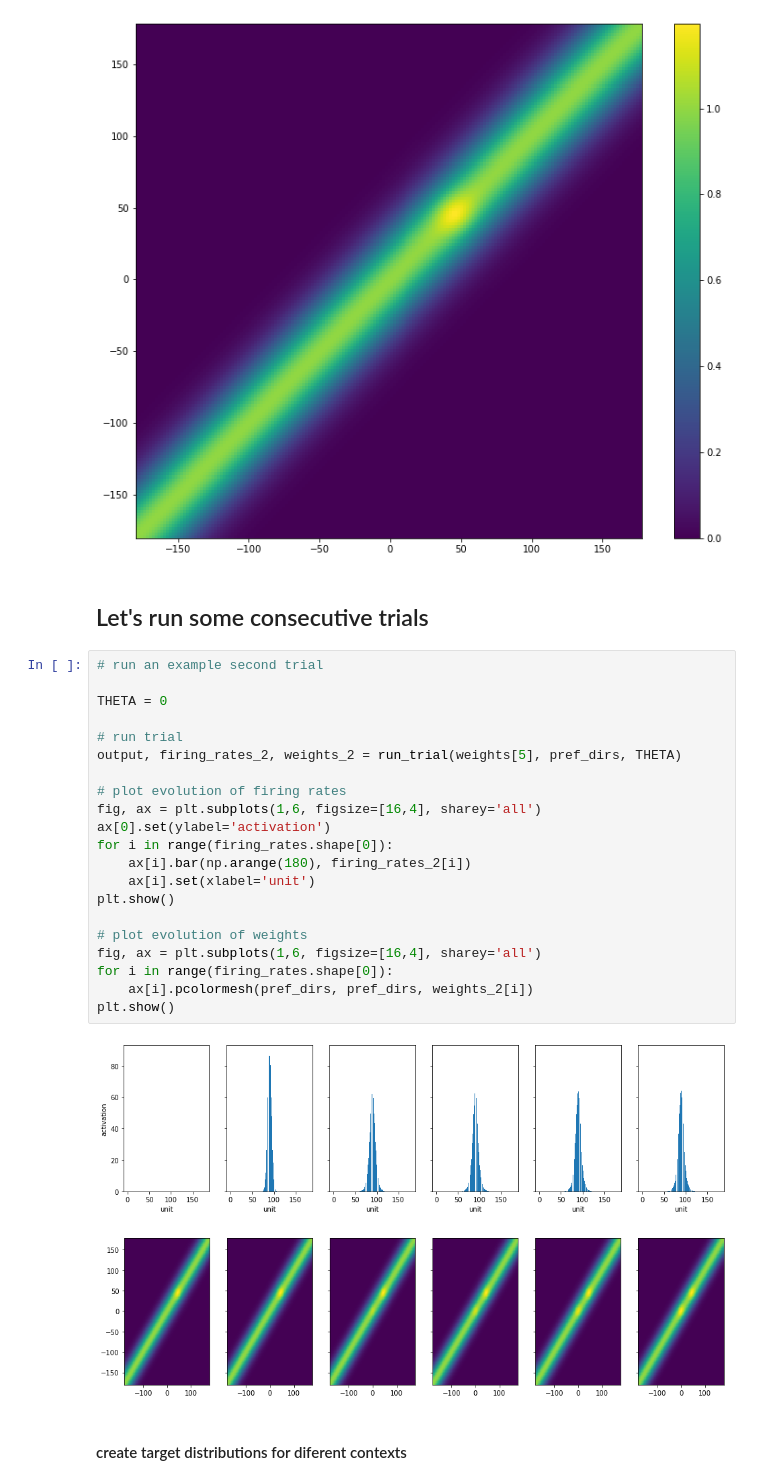
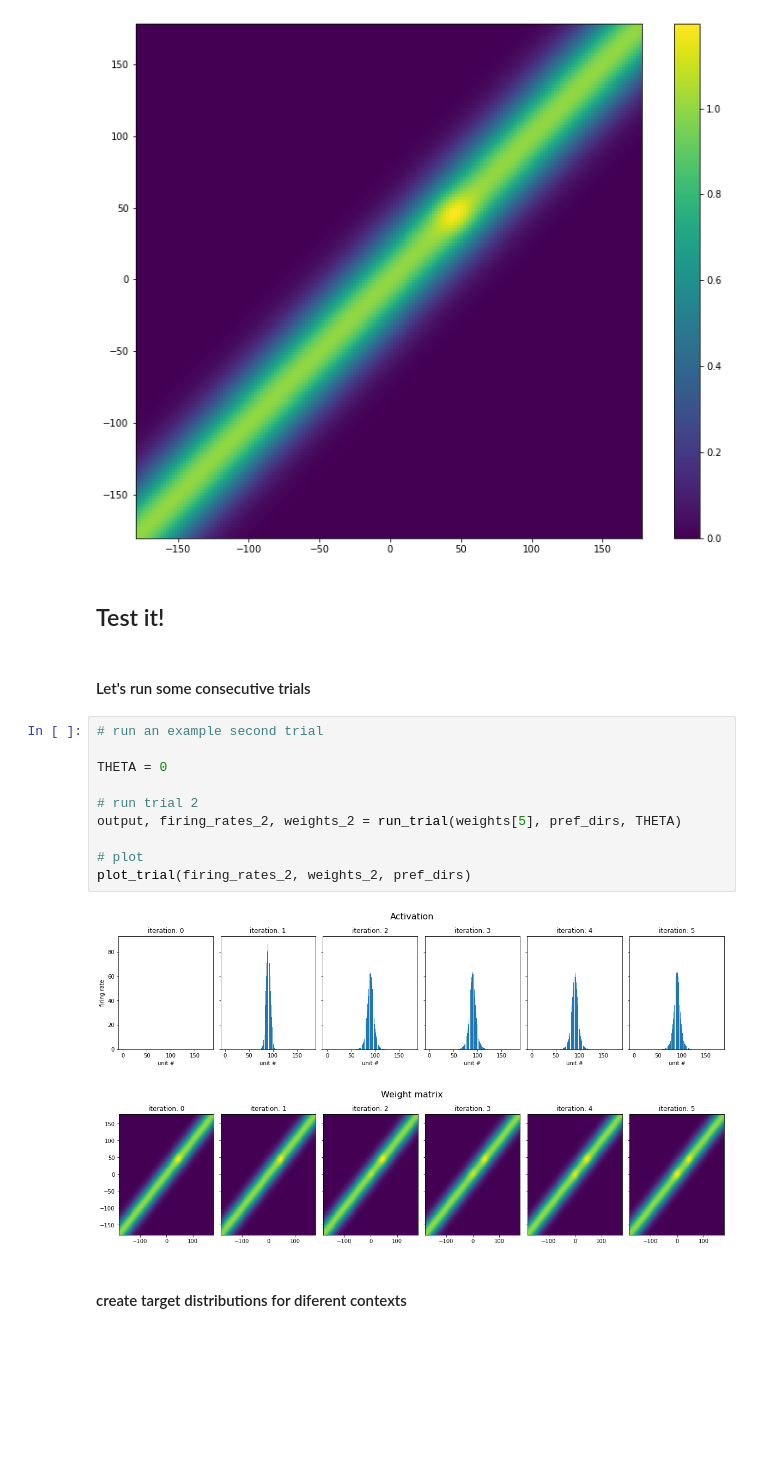
Before and after one commit to mwprestonjr/verstynen_2011_rpl, a Jupyter notebook: notebooks/verstynen_2011.ipynb, the cells around one changed output. Drawn from its saved outputs; the diff is of its cells as text; blank space fills up the shorter version.

```diff
--- a/notebooks/verstynen_2011.ipynb
+++ b/notebooks/verstynen_2011.ipynb
@@ -330,32 +333,23 @@ plt.show()
 # %% [output]
 [figure]
 [figure]
+# %% [markdown]
+## Test it!
 # %% [markdown]
-## Let's run some consecutive trials
+#### Let's run some consecutive trials
-# %%
-# run an example second trial
-
-THETA = 0
-
-# run trial
-output, firing_rates_2, weights_2 = run_trial(weights[5], pref_dirs, THETA)
-
-# plot evolution of firing rates
-fig, ax = plt.subplots(1,6, figsize=[16,4], sharey='all')
-ax[0].set(ylabel='activation')
-for i in range(firing_rates.shape[0]):
-    ax[i].bar(np.arange(180), firing_rates_2[i])
-    ax[i].set(xlabel='unit')
-plt.show()
-
-# plot evolution of weights
-fig, ax = plt.subplots(1,6, figsize=[16,4], sharey='all')
-for i in range(firing_rates.shape[0]):
-    ax[i].pcolormesh(pref_dirs, pref_dirs, weights_2[i])
-plt.show()
-# %% [output]
-[figure, removed]
-[figure, removed]
+# %%
+# run an example second trial
+
+THETA = 0
+
+# run trial 2
+output, firing_rates_2, weights_2 = run_trial(weights[5], pref_dirs, THETA)
+
+# plot
+plot_trial(firing_rates_2, weights_2, pref_dirs)
+# %% [output]
+[figure, added]
+[figure, added]
 # %% [markdown]
 #### create target distributions for diferent contexts
 # %%
```
Also changed, not shown: parts of 8 cells of this notebook.
